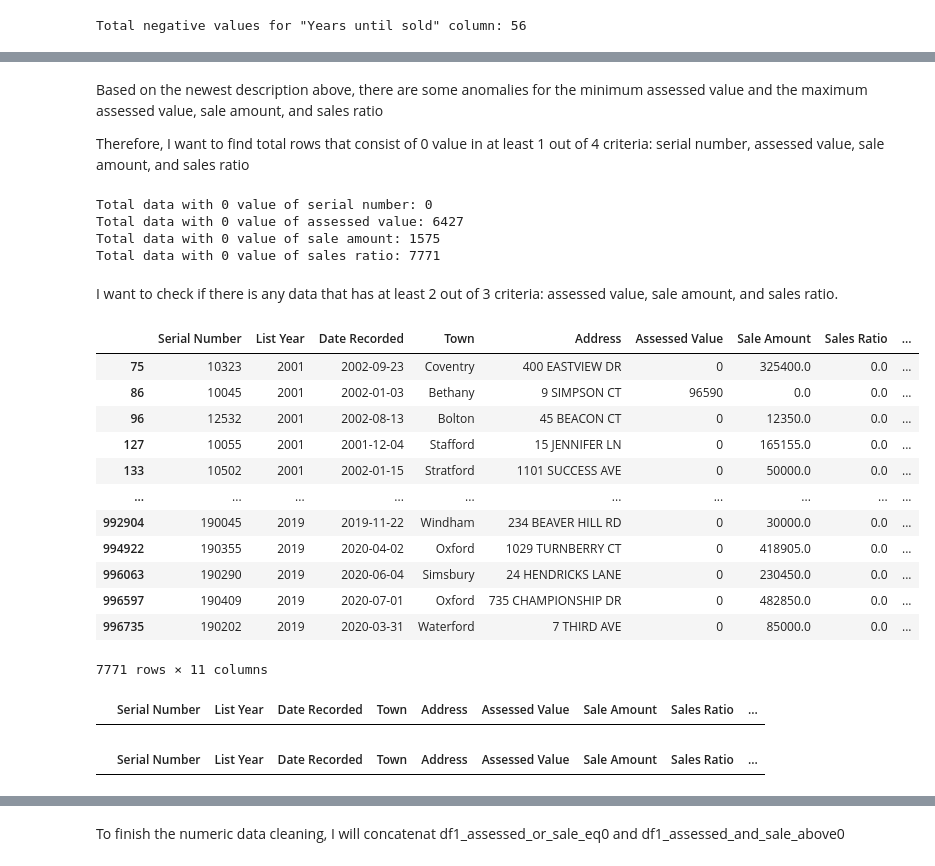
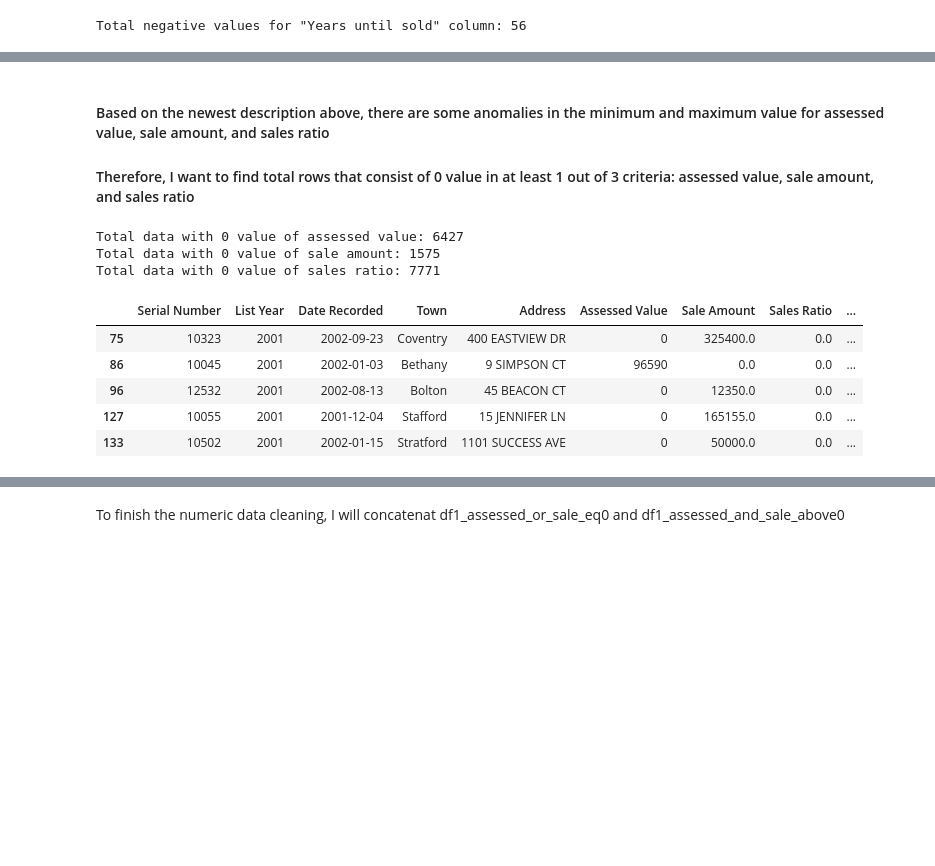
Before and after one commit to fredrick03/Real_Estate_Analysis, a Jupyter notebook: real_estate.ipynb, the cells around one changed output, grey strips where cells are left out. Cells and saved outputs as stored; diff of their text form; code cells hidden in the pictures; blank space fills up the shorter version.

```diff
--- a/real_estate.ipynb
+++ b/real_estate.ipynb
@@ -54,5 +66,4 @@ dtypes: float64(2), int64(4), object(5)
 memory usage: 83.7+ MB
 # %%
 # convert date recorded values into date type data
-df_raw['Date Recorded'] = pd.to_datetime(df_raw['Date Recorded'], format='%m/%d/%Y').dt.date
-df_raw.head(5)
+df_raw['Date Recorded'] = pd.to_datetime(df_raw['Date Recorded'], format='%m/%d/%Y')
@@ -174,58 +127,32 @@ df1.describe()
 | max | 2.000500e+09 | 2020.000000 | 2021-09-30 00:00:00 | 8.815100e+08 | 5.000000e+09 | 1.226420e+06 | 4.000000 |
 | std | 6.630489e+06 | 6.230115 | NaN | 1.613154e+06 | 5.437931e+06 | 1.696565e+03 | 0.433833 |
 # %% [markdown]
-Based on the newest description above, there are some anomalies for the minimum assessed value and the maximum assessed value, sale amount, and sales ratio
+#### Based on the newest description above, there are some anomalies in the minimum and maximum value for assessed value, sale amount, and sales ratio
 
-Therefore, I want to find total rows that consist of 0 value in at least 1 out of 4 criteria: serial number, assessed value, sale amount, and sales ratio
+#### Therefore, I want to find total rows that consist of 0 value in at least 1 out of 3 criteria: assessed value, sale amount, and sales ratio
 # %%
 # display all rows with 0 value with these criteria
-zero_serial_number = df1[df1['Serial Number'] == 0].shape[0]
 zero_assessed_value = df1[df1['Assessed Value']==0].shape[0]
 zero_sale_amount = df1[df1['Sale Amount']==0].shape[0]
 zero_sales_ratio = df1[df1['Sales Ratio']==0].shape[0]
 
 print(f'''
-Total data with 0 value of serial number: {zero_serial_number}
 Total data with 0 value of assessed value: {zero_assessed_value}
 Total data with 0 value of sale amount: {zero_sale_amount}
 Total data with 0 value of sales ratio: {zero_sales_ratio}
 ''')
 # %% [output]
-Total data with 0 value of serial number: 0
 Total data with 0 value of assessed value: 6427
 Total data with 0 value of sale amount: 1575
 Total data with 0 value of sales ratio: 7771
-# %% [markdown]
-I want to check if there is any data that has at least 2 out of 3 criteria: assessed value, sale amount, and sales ratio.
 # %%
-mask = df1[(df1['Assessed Value'] == 0)
+df1[(df1['Assessed Value'] == 0)
            | (df1['Sale Amount'] == 0)
-           | (df1['Sales Ratio'] == 0)]
-
-mask
+           | (df1['Sales Ratio'] == 0)].head()
 # %% [output]
 |  | Serial Number | List Year | Date Recorded | Town | Address | Assessed Value | Sale Amount | Sales Ratio | ... |
 | 75 | 10323 | 2001 | 2002-09-23 | Coventry | 400 EASTVIEW DR | 0 | 325400.0 | 0.0 | ... |
 | 86 | 10045 | 2001 | 2002-01-03 | Bethany | 9 SIMPSON CT | 96590 | 0.0 | 0.0 | ... |
 | 96 | 12532 | 2001 | 2002-08-13 | Bolton | 45 BEACON CT | 0 | 12350.0 | 0.0 | ... |
 | 127 | 10055 | 2001 | 2001-12-04 | Stafford | 15 JENNIFER LN | 0 | 165155.0 | 0.0 | ... |
 | 133 | 10502 | 2001 | 2002-01-15 | Stratford | 1101 SUCCESS AVE | 0 | 50000.0 | 0.0 | ... |
-| ... | ... | ... | ... | ... | ... | ... | ... | ... | ... |
-| 992904 | 190045 | 2019 | 2019-11-22 | Windham | 234 BEAVER HILL RD | 0 | 30000.0 | 0.0 | ... |
-| 994922 | 190355 | 2019 | 2020-04-02 | Oxford | 1029 TURNBERRY CT | 0 | 418905.0 | 0.0 | ... |
-| 996063 | 190290 | 2019 | 2020-06-04 | Simsbury | 24 HENDRICKS LANE | 0 | 230450.0 | 0.0 | ... |
-| 996597 | 190409 | 2019 | 2020-07-01 | Oxford | 735 CHAMPIONSHIP DR | 0 | 482850.0 | 0.0 | ... |
-| 996735 | 190202 | 2019 | 2020-03-31 | Waterford | 7 THIRD AVE | 0 | 85000.0 | 0.0 | ... |
-7771 rows × 11 columns
-# %%
-# check for assessed value and sales ratio
-mask[(mask['Assessed Value'] > 0)
-    & (mask['Sales Ratio'] > 0)]
-# %% [output]
-|  | Serial Number | List Year | Date Recorded | Town | Address | Assessed Value | Sale Amount | Sales Ratio | ... |
-# %%
-# check for sale amount and sales ratio
-mask[(mask['Sale Amount'] > 0)
-    & (mask['Sales Ratio'] > 0)]
-# %% [output]
-|  | Serial Number | List Year | Date Recorded | Town | Address | Assessed Value | Sale Amount | Sales Ratio | ... |
```
Also changed, not shown: parts of 77 cells of this notebook.
